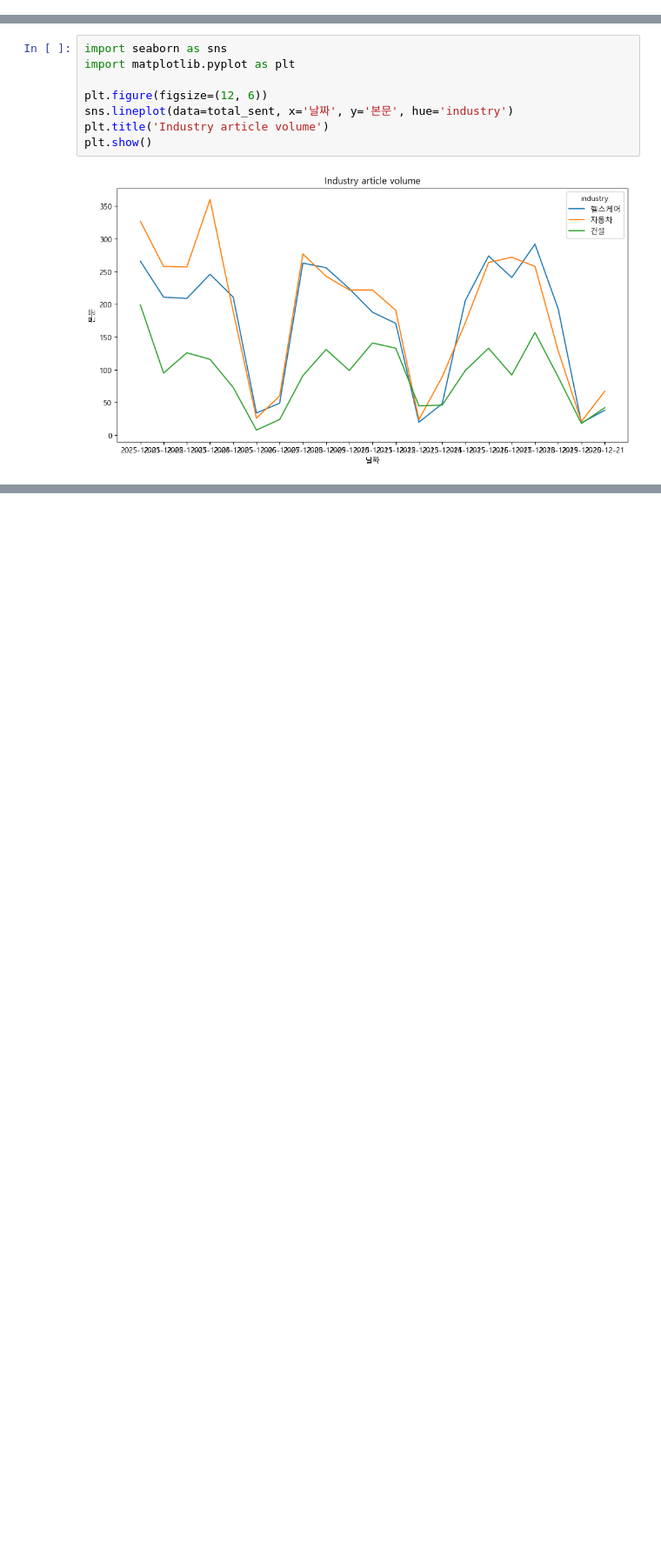
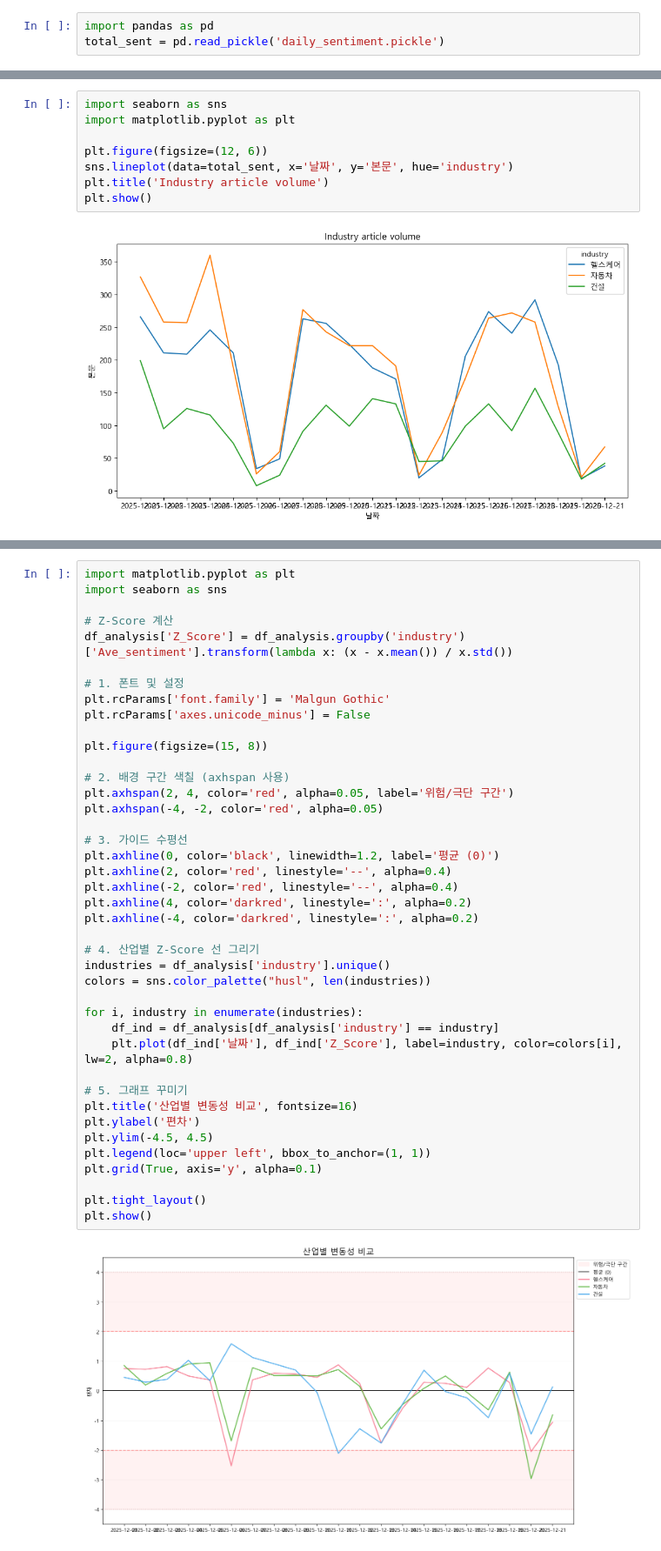
Before and after one commit to Jayk1220/1stTeamProject, a Jupyter notebook: yna_news/06.산업별 데이터.ipynb, the cells around one changed output, grey strips where cells are left out. Shown at 87% size. Cells and saved outputs as stored; diff of their text form; blank space fills up the shorter version.

```diff
--- a/yna_news/06.산업별 데이터.ipynb
+++ b/yna_news/06.산업별 데이터.ipynb
@@ -156,6 +156,9 @@ total_sent
 63 rows × 4 columns
 # %%
 total_sent.to_pickle("daily_sentiment.pickle")
+# %%
+import pandas as pd
+total_sent = pd.read_pickle('daily_sentiment.pickle')
 # %%
 import seaborn as sns
 import matplotlib.pyplot as plt
@@ -183,0 +234,43 @@ plt.show()
+# %%
+import matplotlib.pyplot as plt
+import seaborn as sns
+
+# Z-Score 계산
+df_analysis['Z_Score'] = df_analysis.groupby('industry')['Ave_sentiment'].transform(lambda x: (x - x.mean()) / x.std())
+
+# 1. 폰트 및 설정
+plt.rcParams['font.family'] = 'Malgun Gothic'
+plt.rcParams['axes.unicode_minus'] = False
+
+plt.figure(figsize=(15, 8))
+
+# 2. 배경 구간 색칠 (axhspan 사용)
+plt.axhspan(2, 4, color='red', alpha=0.05, label='위험/극단 구간')
+plt.axhspan(-4, -2, color='red', alpha=0.05)
+
+# 3. 가이드 수평선
+plt.axhline(0, color='black', linewidth=1.2, label='평균 (0)')
+plt.axhline(2, color='red', linestyle='--', alpha=0.4)
+plt.axhline(-2, color='red', linestyle='--', alpha=0.4)
+plt.axhline(4, color='darkred', linestyle=':', alpha=0.2)
+plt.axhline(-4, color='darkred', linestyle=':', alpha=0.2)
+
+# 4. 산업별 Z-Score 선 그리기
+industries = df_analysis['industry'].unique()
+colors = sns.color_palette("husl", len(industries))
+
+for i, industry in enumerate(industries):
+    df_ind = df_analysis[df_analysis['industry'] == industry]
+    plt.plot(df_ind['날짜'], df_ind['Z_Score'], label=industry, color=colors[i], lw=2, alpha=0.8)
+
+# 5. 그래프 꾸미기
+plt.title('산업별 변동성 비교', fontsize=16)
+plt.ylabel('편차')
+plt.ylim(-4.5, 4.5)
+plt.legend(loc='upper left', bbox_to_anchor=(1, 1))
+plt.grid(True, axis='y', alpha=0.1)
+
+plt.tight_layout()
+plt.show()
+# %% [output]
+[figure, added]
```
Also changed, not shown: parts of 3 cells of this notebook, 5 other files.
